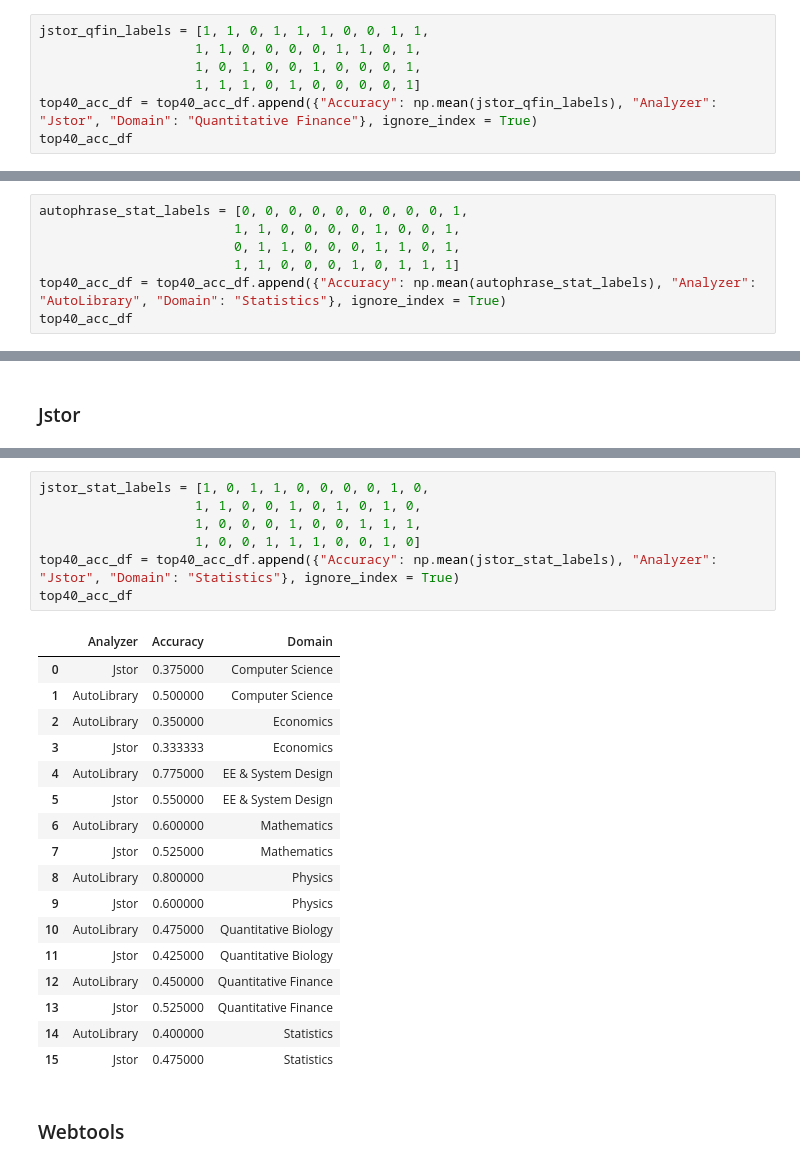
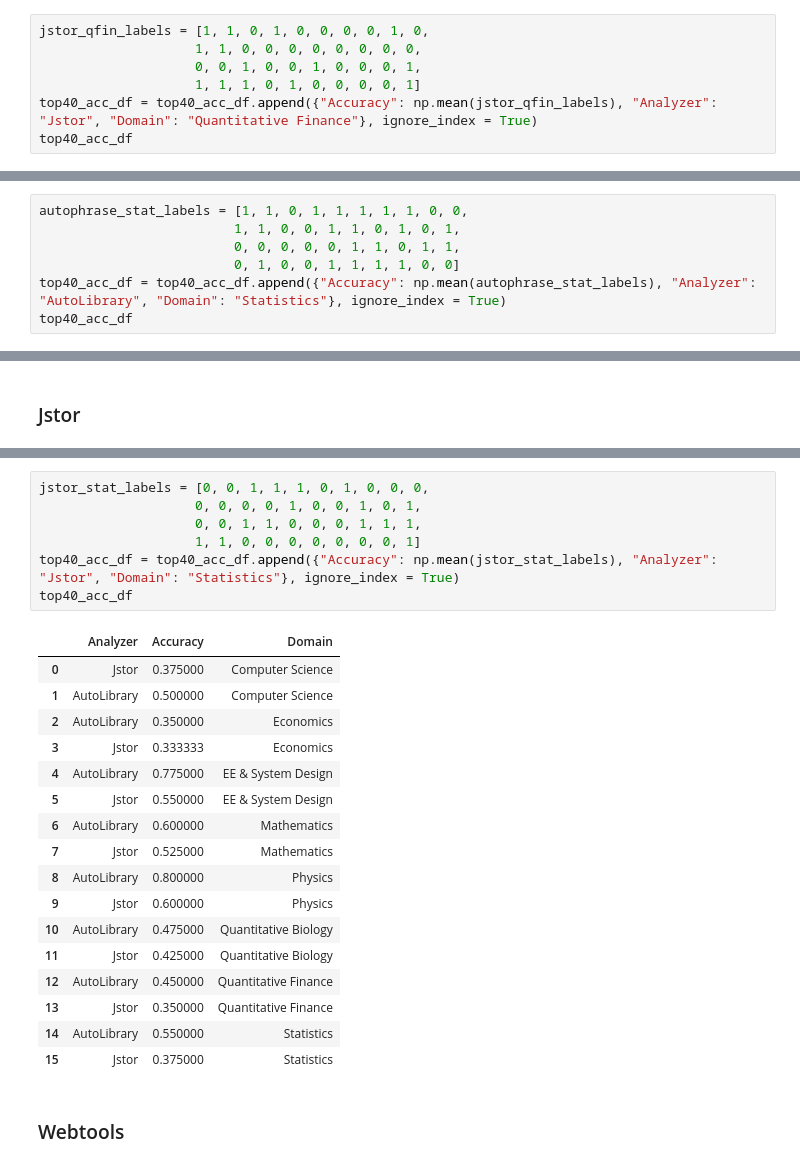
Before and after one commit to YichunRen/AutoLibrary-Scientific-Paper-Keywords-Extraction-, a Jupyter notebook: notebooks/Experiment.ipynb, the cells around one changed output, grey strips where cells are left out. Saved outputs shown, nothing was run; the diff lists cells and outputs as text.

```diff
--- a/notebooks/Experiment.ipynb
+++ b/notebooks/Experiment.ipynb
@@ -1416,9 +1416,9 @@ len(jstor_qfin_phrases)
 # %% [output]
 40
 # %%
-jstor_qfin_labels = [1, 1, 0, 1, 1, 1, 0, 0, 1, 1,
-                    1, 1, 0, 0, 0, 0, 1, 1, 0, 1,
-                    1, 0, 1, 0, 0, 1, 0, 0, 0, 1,
+jstor_qfin_labels = [1, 1, 0, 1, 0, 0, 0, 0, 1, 0,
+                    1, 1, 0, 0, 0, 0, 0, 0, 0, 0,
+                    0, 0, 1, 0, 0, 1, 0, 0, 0, 1,
                     1, 1, 1, 0, 1, 0, 0, 0, 0, 1]
 top40_acc_df = top40_acc_df.append({"Accuracy": np.mean(jstor_qfin_labels), "Analyzer": "Jstor", "Domain": "Quantitative Finance"}, ignore_index = True)
 top40_acc_df
@@ -1578,8 +1564,8 @@ autophrase_stat_df.iloc[:10]
 # %%
-autophrase_stat_labels = [0, 0, 0, 0, 0, 0, 0, 0, 0, 1,
-                         1, 1, 0, 0, 0, 0, 1, 0, 0, 1,
-                         0, 1, 1, 0, 0, 0, 1, 1, 0, 1,
-                         1, 1, 0, 0, 0, 1, 0, 1, 1, 1]
+autophrase_stat_labels = [1, 1, 0, 1, 1, 1, 1, 1, 0, 0,
+                         1, 1, 0, 0, 1, 1, 0, 1, 0, 1,
+                         0, 0, 0, 0, 0, 1, 1, 0, 1, 1,
+                         0, 1, 0, 0, 1, 1, 1, 1, 0, 0]
 top40_acc_df = top40_acc_df.append({"Accuracy": np.mean(autophrase_stat_labels), "Analyzer": "AutoLibrary", "Domain": "Statistics"}, ignore_index = True)
 top40_acc_df
 # %% [output]
@@ -1672,27 +1658,27 @@ len(jstor_stat_phrases)
 # %%
-jstor_stat_labels = [1, 0, 1, 1, 0, 0, 0, 0, 1, 0,
-                    1, 1, 0, 0, 1, 0, 1, 0, 1, 0,
-                    1, 0, 0, 0, 1, 0, 0, 1, 1, 1,
-                    1, 0, 0, 1, 1, 1, 0, 0, 1, 0]
+jstor_stat_labels = [0, 0, 1, 1, 1, 0, 1, 0, 0, 0,
+                    0, 0, 0, 0, 1, 0, 0, 1, 0, 1,
+                    0, 0, 1, 1, 0, 0, 0, 1, 1, 1,
+                    1, 1, 0, 0, 0, 0, 0, 0, 0, 1]
 top40_acc_df = top40_acc_df.append({"Accuracy": np.mean(jstor_stat_labels), "Analyzer": "Jstor", "Domain": "Statistics"}, ignore_index = True)
 top40_acc_df
 # %% [output]
 |  | Analyzer | Accuracy | Domain |
 | 0 | Jstor | 0.375000 | Computer Science |
 | 1 | AutoLibrary | 0.500000 | Computer Science |
 | 2 | AutoLibrary | 0.350000 | Economics |
 | 3 | Jstor | 0.333333 | Economics |
 | 4 | AutoLibrary | 0.775000 | EE & System Design |
 | 5 | Jstor | 0.550000 | EE & System Design |
 | 6 | AutoLibrary | 0.600000 | Mathematics |
 | 7 | Jstor | 0.525000 | Mathematics |
 | 8 | AutoLibrary | 0.800000 | Physics |
 | 9 | Jstor | 0.600000 | Physics |
 | 10 | AutoLibrary | 0.475000 | Quantitative Biology |
 | 11 | Jstor | 0.425000 | Quantitative Biology |
 | 12 | AutoLibrary | 0.450000 | Quantitative Finance |
-| 13 | Jstor | 0.525000 | Quantitative Finance |
-| 14 | AutoLibrary | 0.400000 | Statistics |
-| 15 | Jstor | 0.475000 | Statistics |
+| 13 | Jstor | 0.350000 | Quantitative Finance |
+| 14 | AutoLibrary | 0.550000 | Statistics |
+| 15 | Jstor | 0.375000 | Statistics |
 # %% [markdown]
 ### Webtools
```
Also changed, not shown: parts of 20 cells of this notebook, 7 other files.
